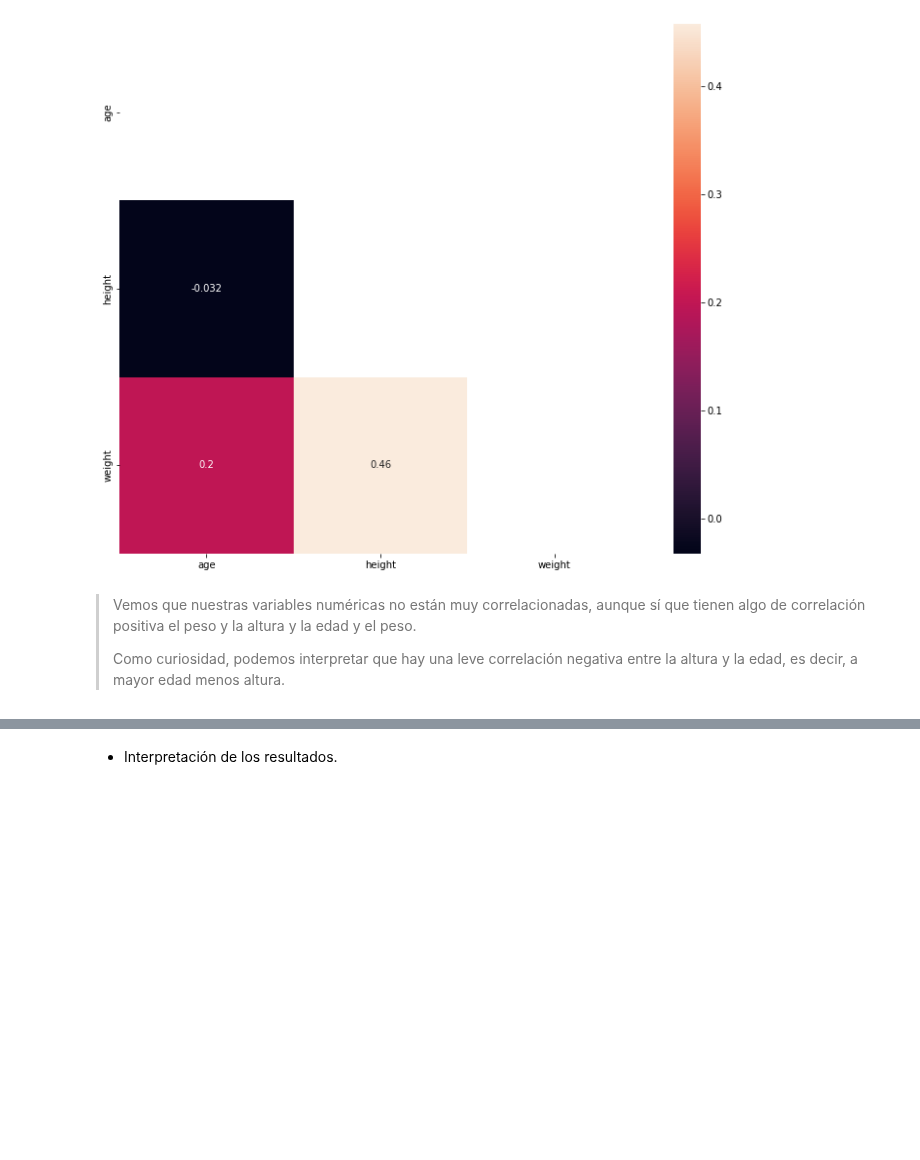
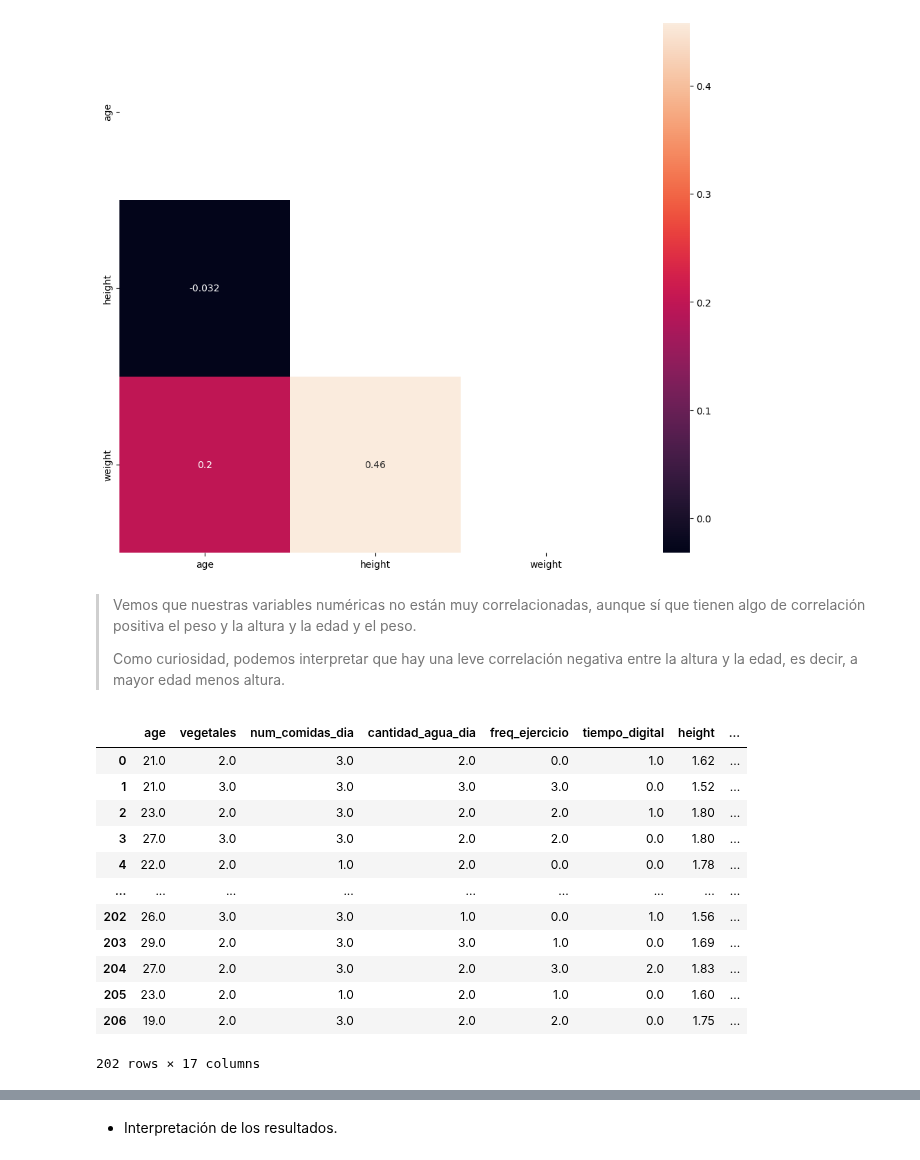
Before and after one commit to Adalab/Adalab-DA-promo-b-modulo-3-sprint-1-Chloe-Diana, a Jupyter notebook: Regresión Logística/modulo-3-ejercicio-13-regresion-logistica-eda.ipynb, the cells around one changed output, grey strips where cells are left out. Drawn from its saved outputs; the diff is of its cells as text; code cells hidden in the pictures; blank space fills up the shorter version.

```diff
--- a/Regresión Logística/modulo-3-ejercicio-13-regresion-logistica-eda.ipynb
+++ b/Regresión Logística/modulo-3-ejercicio-13-regresion-logistica-eda.ipynb
@@ -354,3 +354,19 @@ sns.heatmap(df2.corr(), mask=np.triu(np.ones_like(df2.corr())), annot= True);
 > Vemos que nuestras variables numéricas no están muy correlacionadas, aunque sí que tienen algo de correlación positiva el peso y la altura y la edad y el peso.
 >
 >  Como curiosidad, podemos interpretar que hay una leve correlación negativa entre la altura y la edad, es decir, a mayor edad menos altura.
+# %%
+df2.head(202)
+# %% [output]
+|  | age | vegetales | num_comidas_dia | cantidad_agua_dia | freq_ejercicio | tiempo_digital | height | ... |
+| 0 | 21.0 | 2.0 | 3.0 | 2.0 | 0.0 | 1.0 | 1.62 | ... |
+| 1 | 21.0 | 3.0 | 3.0 | 3.0 | 3.0 | 0.0 | 1.52 | ... |
+| 2 | 23.0 | 2.0 | 3.0 | 2.0 | 2.0 | 1.0 | 1.80 | ... |
+| 3 | 27.0 | 3.0 | 3.0 | 2.0 | 2.0 | 0.0 | 1.80 | ... |
+| 4 | 22.0 | 2.0 | 1.0 | 2.0 | 0.0 | 0.0 | 1.78 | ... |
+| ... | ... | ... | ... | ... | ... | ... | ... | ... |
+| 202 | 26.0 | 3.0 | 3.0 | 1.0 | 0.0 | 1.0 | 1.56 | ... |
+| 203 | 29.0 | 2.0 | 3.0 | 3.0 | 1.0 | 0.0 | 1.69 | ... |
+| 204 | 27.0 | 2.0 | 3.0 | 2.0 | 3.0 | 2.0 | 1.83 | ... |
+| 205 | 23.0 | 2.0 | 1.0 | 2.0 | 1.0 | 0.0 | 1.60 | ... |
+| 206 | 19.0 | 2.0 | 3.0 | 2.0 | 2.0 | 0.0 | 1.75 | ... |
+202 rows × 17 columns
```
Also changed, not shown: parts of 1 cell of this notebook, 2 other files.
